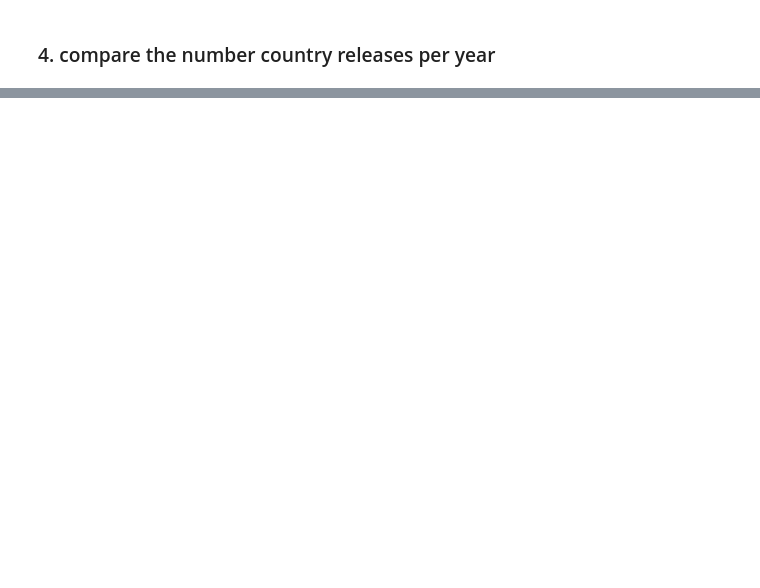
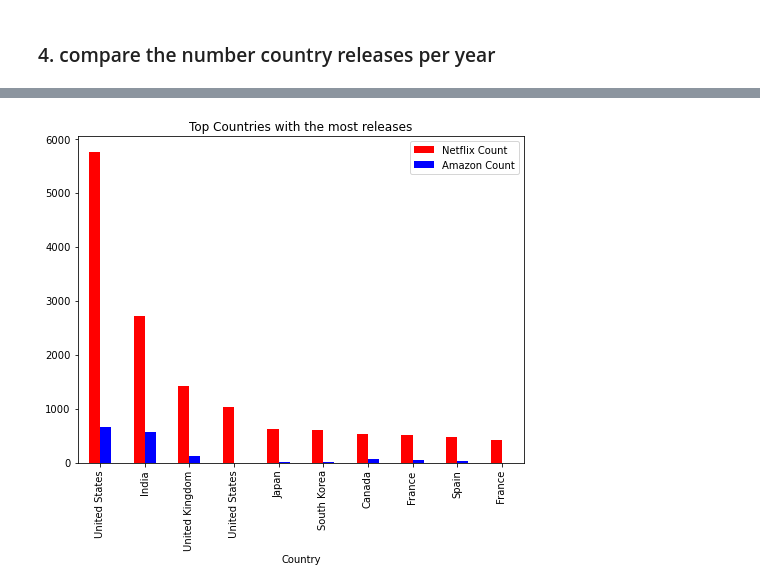
Before and after one commit to Tembspapi/Project-2_Amazon-Netflix, a Jupyter notebook: ETL-starter.ipynb, the cells around one changed output, grey strips where cells are left out. Saved outputs shown, nothing was run; the diff lists cells and outputs as text; code cells hidden in the pictures; blank space fills up the shorter version.

```diff
--- a/ETL-starter.ipynb
+++ b/ETL-starter.ipynb
@@ -930,0 +1320,14 @@ acountry_df
+# %%
+countries_df = pd.merge(
+    ncountry_df,
+    acountry_df,
+    on = 'Country',
+    how = 'outer').fillna(0) #fill NaN with 0
+
+countries_df.rename(
+    columns = {
+        'Country Count_x': 'Netflix Count',
+        'Country Count_y': 'Amazon Count'
+    }, inplace = True)
+
+countries_df.info()
@@ -930,0 +1345,9 @@ acountry_df
+# %%
+# Change dtype of count columns to integer
+countries_df = countries_df.astype({
+    'Netflix Count': 'int64',
+    'Amazon Count': 'int64'
+    }).set_index('Country')
+
+countries_df.info()
+countries_df
@@ -930,0 +1378,11 @@ acountry_df
+# %%
+countries_df.head(10).plot(
+    kind = 'bar',
+    color = ('red', 'blue'),
+    title = "Top Countries with the most releases",
+    figsize = (8, 6))
+
+plt.show()
+# plt.savefig('./Images/countries.png', format = 'png')
+# %% [output]
+[figure, added]
```
Also changed, not shown: parts of 27 cells of this notebook, 8 other files.
